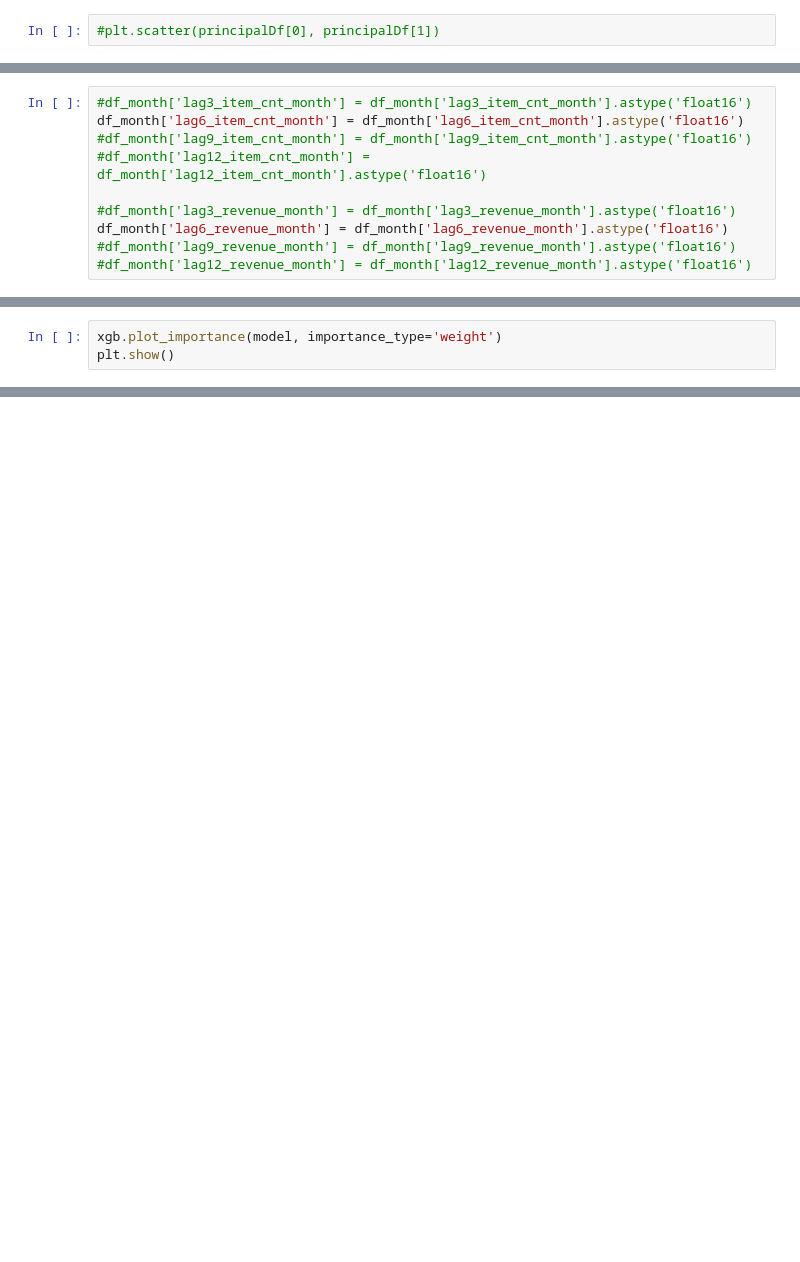
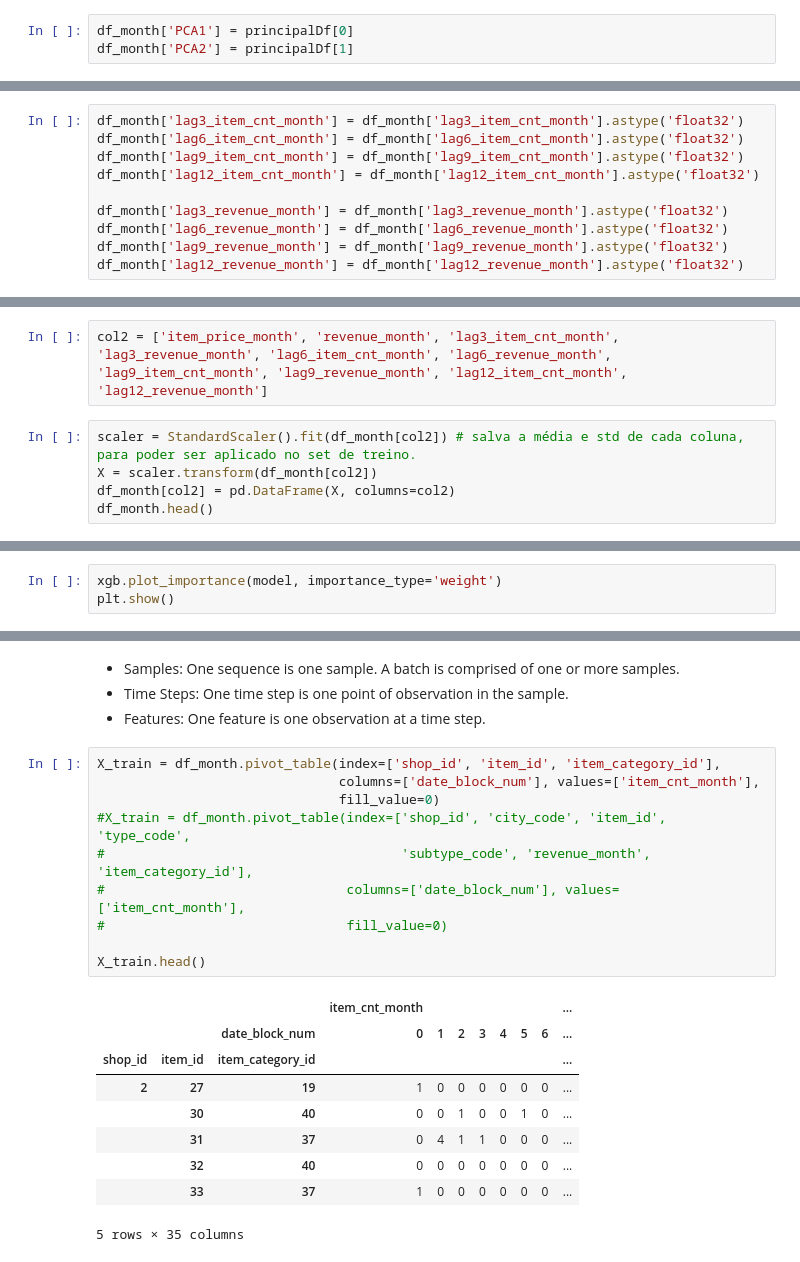
Before and after one commit to RGivisiez/Adv_ML, a Jupyter notebook: XGboost_and_RNN.ipynb, the cells around one changed output, grey strips where cells are left out. Cells and saved outputs as stored; diff of their text form; blank space fills up the shorter version.

```diff
--- a/XGboost_and_RNN.ipynb
+++ b/XGboost_and_RNN.ipynb
@@ -388,2 +239,3 @@ plt.show()
 # %%
-#plt.scatter(principalDf[0], principalDf[1])
+df_month['PCA1'] = principalDf[0]
+df_month['PCA2'] = principalDf[1]
@@ -422,14 +266,14 @@ df_lag12['date_block_num'] += 12
 df_month = pd.merge(df_month, df_lag12, on=['date_block_num', 'shop_id', 'item_id'], how='left').fillna(0)
 del df_lag12
 # %%
-#df_month['lag3_item_cnt_month'] = df_month['lag3_item_cnt_month'].astype('float16')
-df_month['lag6_item_cnt_month'] = df_month['lag6_item_cnt_month'].astype('float16')
-#df_month['lag9_item_cnt_month'] = df_month['lag9_item_cnt_month'].astype('float16')
-#df_month['lag12_item_cnt_month'] = df_month['lag12_item_cnt_month'].astype('float16')
+df_month['lag3_item_cnt_month'] = df_month['lag3_item_cnt_month'].astype('float32')
+df_month['lag6_item_cnt_month'] = df_month['lag6_item_cnt_month'].astype('float32')
+df_month['lag9_item_cnt_month'] = df_month['lag9_item_cnt_month'].astype('float32')
+df_month['lag12_item_cnt_month'] = df_month['lag12_item_cnt_month'].astype('float32')
 
-#df_month['lag3_revenue_month'] = df_month['lag3_revenue_month'].astype('float16')
-df_month['lag6_revenue_month'] = df_month['lag6_revenue_month'].astype('float16')
-#df_month['lag9_revenue_month'] = df_month['lag9_revenue_month'].astype('float16')
-#df_month['lag12_revenue_month'] = df_month['lag12_revenue_month'].astype('float16')
+df_month['lag3_revenue_month'] = df_month['lag3_revenue_month'].astype('float32')
+df_month['lag6_revenue_month'] = df_month['lag6_revenue_month'].astype('float32')
+df_month['lag9_revenue_month'] = df_month['lag9_revenue_month'].astype('float32')
+df_month['lag12_revenue_month'] = df_month['lag12_revenue_month'].astype('float32')
 # %%
 df_month.info()
@@ -454,5 +280,12 @@ memory usage: 254.7 MB
 # %%
 df_month.head()
+# %%
+col2 = ['item_price_month', 'revenue_month', 'lag3_item_cnt_month', 'lag3_revenue_month', 'lag6_item_cnt_month', 'lag6_revenue_month', 'lag9_item_cnt_month', 'lag9_revenue_month', 'lag12_item_cnt_month', 'lag12_revenue_month']
+# %%
+scaler = StandardScaler().fit(df_month[col2]) # salva a média e std de cada coluna, para poder ser aplicado no set de treino.
+X = scaler.transform(df_month[col2])
+df_month[col2] = pd.DataFrame(X, columns=col2)
+df_month.head()
 # %% [markdown]
 # XGboost
 # %%
@@ -484,0 +331,24 @@ plt.show()
+# %% [markdown]
+- Samples: One sequence is one sample. A batch is comprised of one or more samples.
+- Time Steps: One time step is one point of observation in the sample.
+- Features: One feature is one observation at a time step.
+# %%
+X_train = df_month.pivot_table(index=['shop_id', 'item_id', 'item_category_id'],
+                               columns=['date_block_num'], values=['item_cnt_month'],
+                               fill_value=0)
+#X_train = df_month.pivot_table(index=['shop_id', 'city_code', 'item_id', 'type_code',
+#                                      'subtype_code', 'revenue_month', 'item_category_id'],
+#                               columns=['date_block_num'], values=['item_cnt_month'],
+#                               fill_value=0)
+
+X_train.head()
+# %% [output]
+|  |  |  | item_cnt_month |  |  |  |  |  |  | ... |
+|  |  | date_block_num | 0 | 1 | 2 | 3 | 4 | 5 | 6 | ... |
+| shop_id | item_id | item_category_id |  |  |  |  |  |  |  | ... |
+| 2 | 27 | 19 | 1 | 0 | 0 | 0 | 0 | 0 | 0 | ... |
+|  | 30 | 40 | 0 | 0 | 1 | 0 | 0 | 1 | 0 | ... |
+|  | 31 | 37 | 0 | 4 | 1 | 1 | 0 | 0 | 0 | ... |
+|  | 32 | 40 | 0 | 0 | 0 | 0 | 0 | 0 | 0 | ... |
+|  | 33 | 37 | 1 | 0 | 0 | 0 | 0 | 0 | 0 | ... |
+5 rows × 35 columns
```
Also changed, not shown: parts of 63 cells of this notebook.
